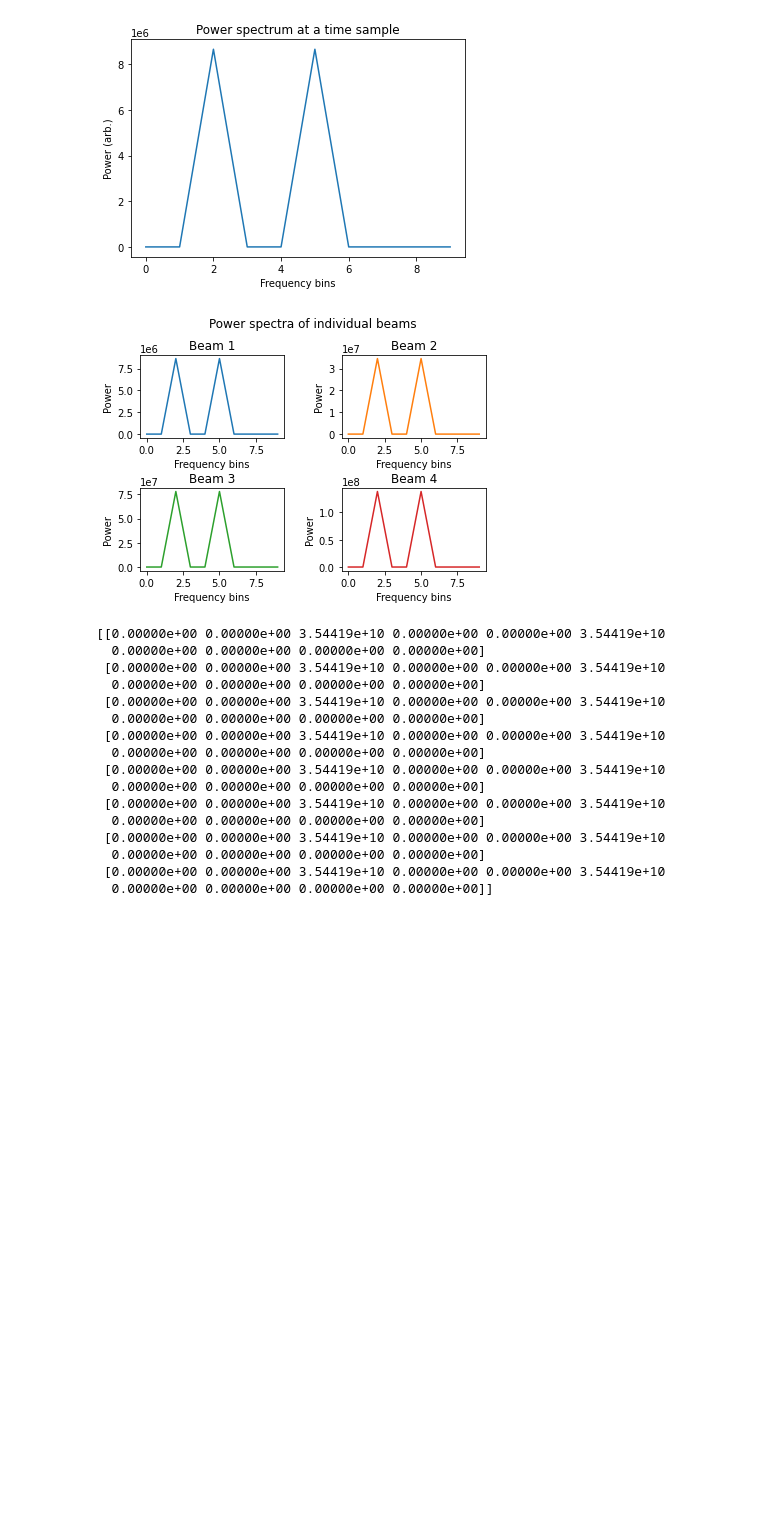
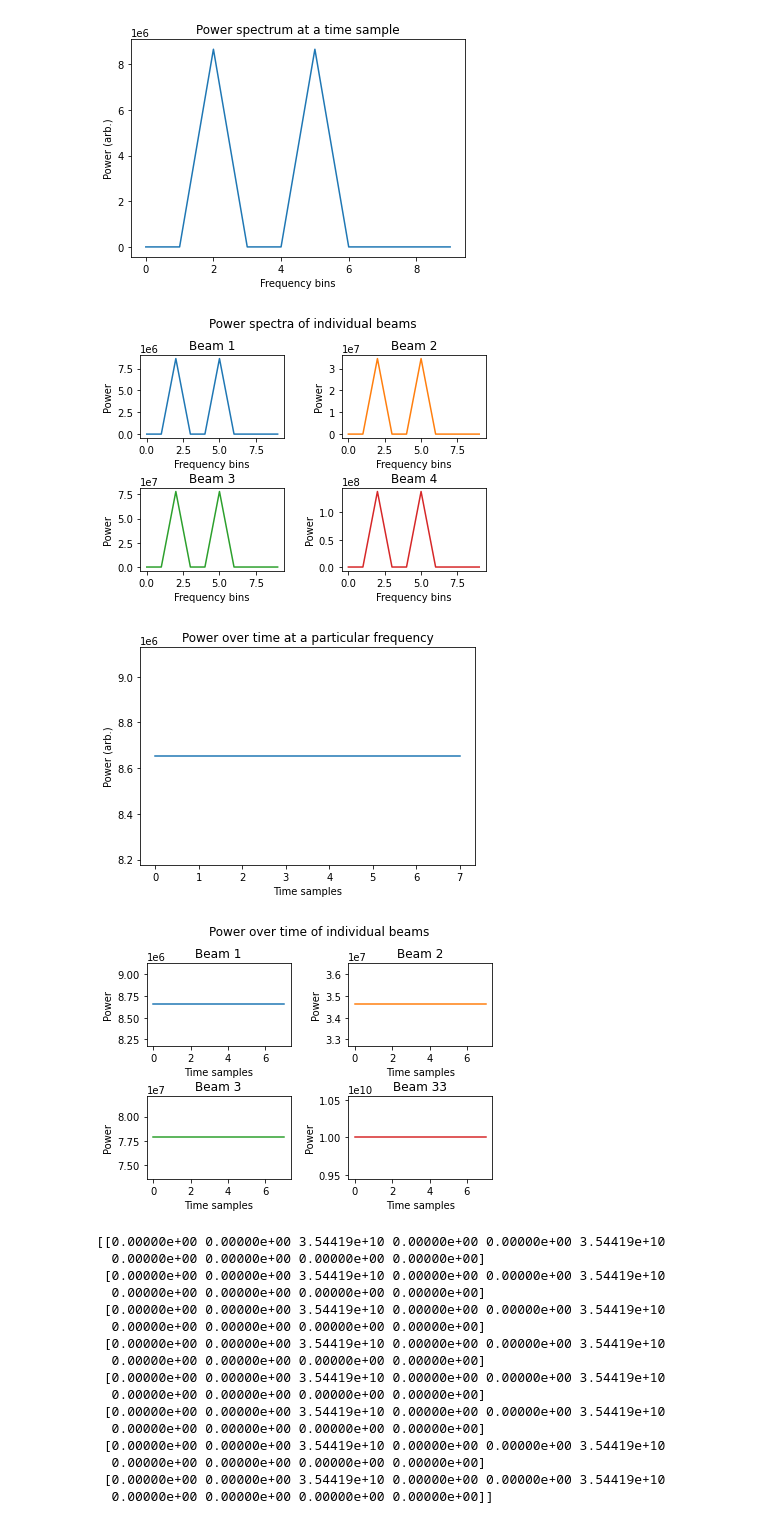
Before and after one commit to mruzinda/Standalone-DSP-code, a Jupyter notebook: Python_code/Untitled1.ipynb, the cells around one changed output. Cells and saved outputs as stored; diff of their text form; code cells hidden in the pictures; blank space fills up the shorter version.

Commit message:
Added complex simulated data and coefficients. Still assessing whether they are both as they should be.

```diff
--- a/Python_code/Untitled1.ipynb
+++ b/Python_code/Untitled1.ipynb
@@ -5,8 +5,10 @@ from array import array
 import numpy as np
 
 # Open text file containing beamformer output
-f = open("output_d_c.txt", 'r')
-#f = open("output_d_cuda.txt", 'r')
+#f= open("output_d_c.txt", 'r')
+#f= open("output_d_cuda.txt", 'r')
+f= open("output_d_c_simple.txt", 'r')
+#f = open("output_d_cuda_simple.txt", 'r')
 
 # Read file contents
 contents = f.read()
@@ -45,6 +47,7 @@ plt.plot(contents_array[time_idx,0:N_bin,beam_idx])
 plt.title('Power spectrum at a time sample')
 plt.xlabel('Frequency bins')
 plt.ylabel('Power (arb.)')
+plt.show()
 
 #fig, axs = plt.subplots(1, 2)
 #fig.suptitle('Power spectra of individual beams')
@@ -57,33 +60,82 @@ fig, axs = plt.subplots(2, 2)
 fig.suptitle('Power spectra of individual beams')
 axs[0, 0].plot(contents_array[time_idx,0:N_bin,0])
 axs[0, 0].set_title('Beam 1')
 axs[0, 1].plot(contents_array[time_idx,0:N_bin,1], 'tab:orange')
 axs[0, 1].set_title('Beam 2')
 axs[1, 0].plot(contents_array[time_idx,0:N_bin,2], 'tab:green')
 axs[1, 0].set_title('Beam 3')
 axs[1, 1].plot(contents_array[time_idx,0:N_bin,3], 'tab:red')
 axs[1, 1].set_title('Beam 4')
 
 # set the spacing between subplots
 plt.subplots_adjust(left=0.1,
                     bottom=0.1,
                     right=0.9,
                     top=0.85,
                     wspace=0.4,
                     hspace=0.6)
 
 for ax in axs.flat:
     ax.set(xlabel='Frequency bins', ylabel='Power')
 
 # Hide x labels and tick labels for top plots and y ticks for right plots.
 #for ax in axs.flat:
 #    ax.label_outer()
+plt.show()
+
+# Plot of power over time
+freq_idx = 5 # Frequency to plot
+plt.plot(contents_array[0:N_time,freq_idx,beam_idx])
+plt.title('Power over time at a particular frequency')
+plt.xlabel('Time samples')
+plt.ylabel('Power (arb.)')
+plt.show()
+
+fig, axs = plt.subplots(2, 2)
+fig.suptitle('Power over time of individual beams')
+axs[0, 0].plot(contents_array[0:N_time,freq_idx,0])
+axs[0, 0].set_title('Beam 1')
+axs[0, 1].plot(contents_array[0:N_time,freq_idx,1], 'tab:orange')
+axs[0, 1].set_title('Beam 2')
+axs[1, 0].plot(contents_array[0:N_time,freq_idx,2], 'tab:green')
+axs[1, 0].set_title('Beam 3')
+axs[1, 1].plot(contents_array[0:N_time,freq_idx,33], 'tab:red')
+axs[1, 1].set_title('Beam 33')
+
+# set the spacing between subplots
+plt.subplots_adjust(left=0.1,
+                    bottom=0.1,
+                    right=0.9,
+                    top=0.85,
+                    wspace=0.4,
+                    hspace=0.6)
+
+for ax in axs.flat:
+    ax.set(xlabel='Time samples', ylabel='Power')
+
+# Hide x labels and tick labels for top plots and y ticks for right plots.
+#for ax in axs.flat:
+#    ax.label_outer()
+plt.show()
 
 f.close()
+
+# Check with incrementing set of simulated data and coefficients
+chk_flag = 0
+if(chk_flag==1):
+    beam_idx = 64 # Change beam index to see what the output of the corresponding beam should be
+    tmp_calc = 0
+    for i in range(1,65):
+        tmp_calc = tmp_calc + beam_idx*i
+
+    print(tmp_calc) # Output of beamformer
+    print(tmp_calc*tmp_calc + tmp_calc*tmp_calc) # Output power with imaginary part set to zero
 # %% [output]
 [figure]
 [figure]
 [figure]
+[figure, added]
+[figure, added]
 # %%
 print(contents_array[0:N_time,0:N_bin,63])
 # %% [output]
```
Also changed, not shown: parts of 1 cell of this notebook, 5 other files.
